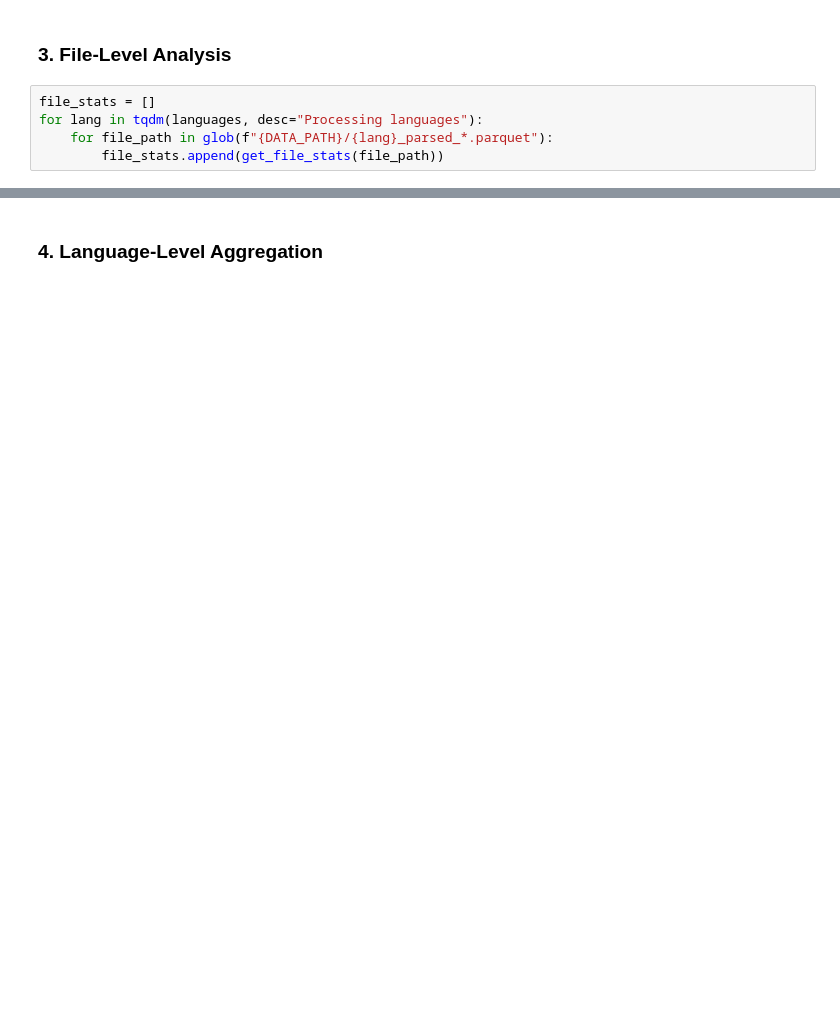
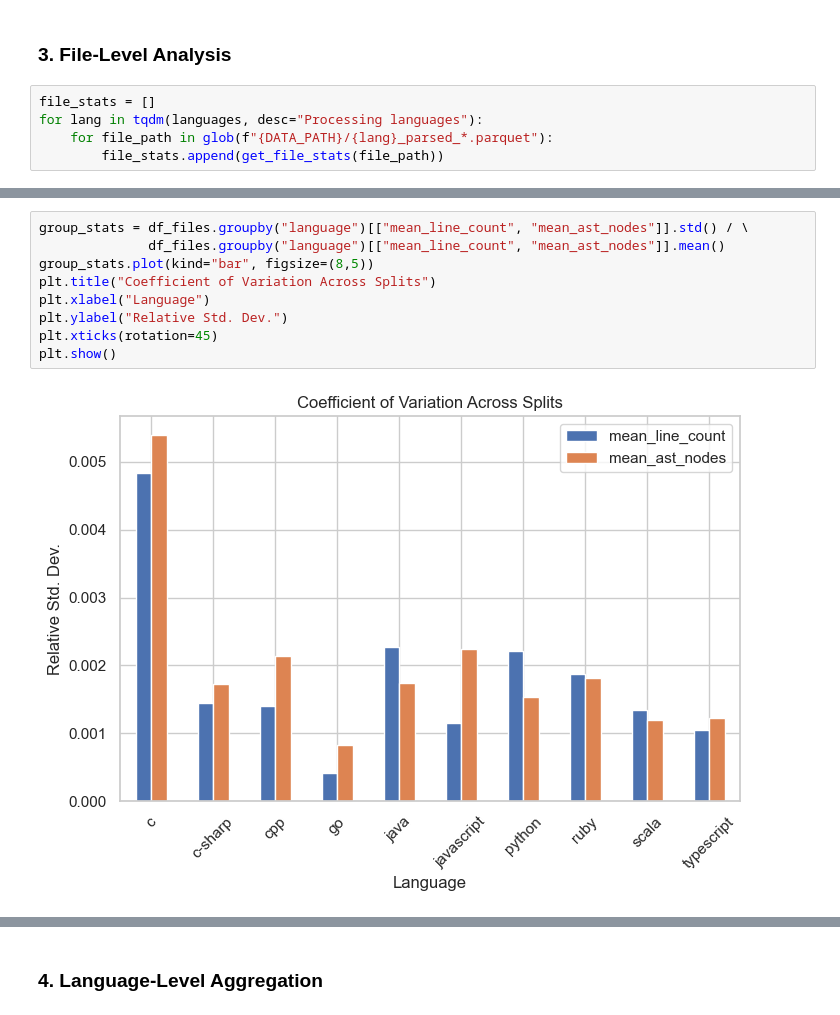
Before and after one commit to JugalGajjar/MultiLang-Code-Parser-Dataset, a Jupyter notebook: analysis.ipynb, the cells around one changed output, grey strips where cells are left out. Saved outputs shown, nothing was run; the diff lists cells and outputs as text; blank space fills up the shorter version.

```diff
--- a/analysis.ipynb
+++ b/analysis.ipynb
@@ -77,0 +145,11 @@ plt.show()
+# %%
+group_stats = df_files.groupby("language")[["mean_line_count", "mean_ast_nodes"]].std() / \
+              df_files.groupby("language")[["mean_line_count", "mean_ast_nodes"]].mean()
+group_stats.plot(kind="bar", figsize=(8,5))
+plt.title("Coefficient of Variation Across Splits")
+plt.xlabel("Language")
+plt.ylabel("Relative Std. Dev.")
+plt.xticks(rotation=45)
+plt.show()
+# %% [output]
+[figure, added]
```
Also changed, not shown: parts of 75 cells of this notebook.
